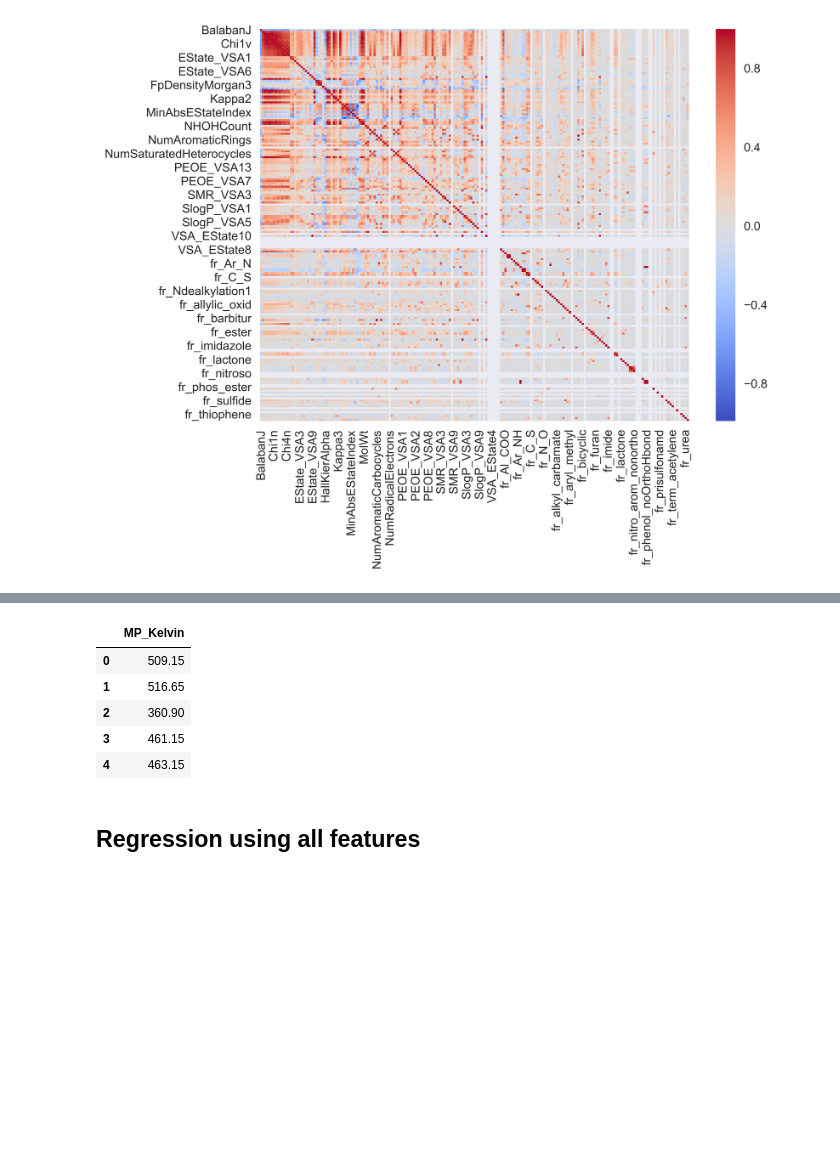
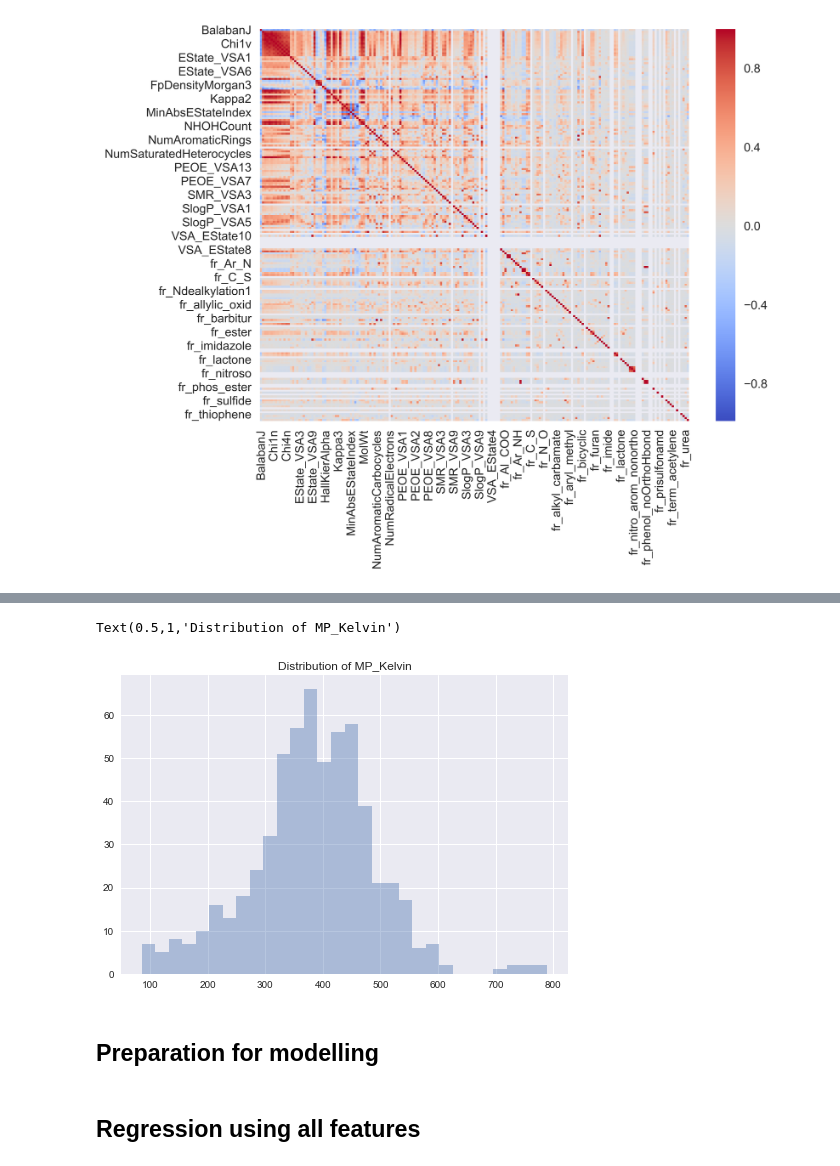
Before and after one commit to CrazyHooch1/modeliranje-tutorial, a Jupyter notebook: Tutorial 2/fs_tut.ipynb, the cells around one changed output, grey strips where cells are left out. Drawn from its saved outputs; the diff is of its cells as text; code cells hidden in the pictures; blank space fills up the shorter version.

```diff
--- a/Tutorial 2/fs_tut.ipynb
+++ b/Tutorial 2/fs_tut.ipynb
@@ -86,15 +85,15 @@ sns.heatmap(dataset_clean.drop('MP_Kelvin', axis=1).corr(), cmap='coolwarm')
 # Get feature matrix and target variable
 X = dataset_clean.drop('MP_Kelvin', axis=1)
 y = dataset_clean[['MP_Kelvin']]
-# %%
-X.head()
-y.head()
-# %% [output]
-|  | MP_Kelvin |
-| 0 | 509.15 |
-| 1 | 516.65 |
-| 2 | 360.90 |
-| 3 | 461.15 |
-| 4 | 463.15 |
+# %%
+# Get distribution of y
+fig, ax = plt.subplots(1,1)
+sns.distplot(y, kde=False, bins = 30, ax=ax)
+ax.set_title('Distribution of MP_Kelvin')
+# %% [output]
+Text(0.5,1,'Distribution of MP_Kelvin')
+[figure, added]
+# %% [markdown]
+## Preparation for modelling
 # %%
 # Make a train-test-split
```
Also changed, not shown: parts of 32 cells of this notebook.
